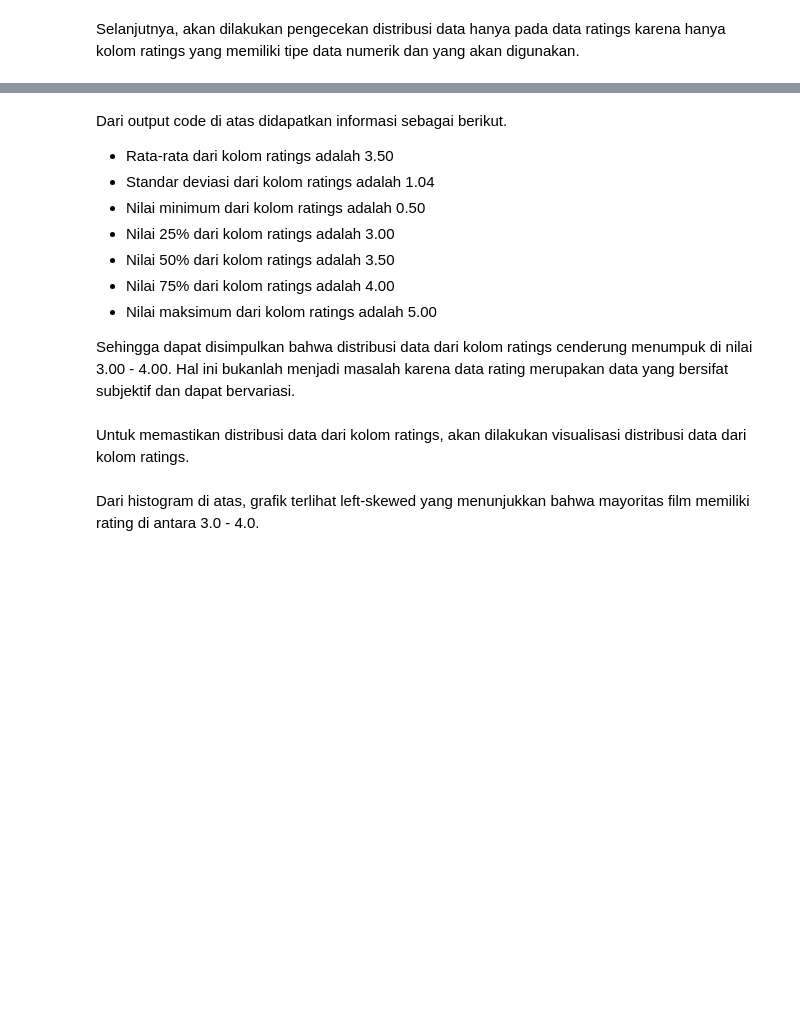
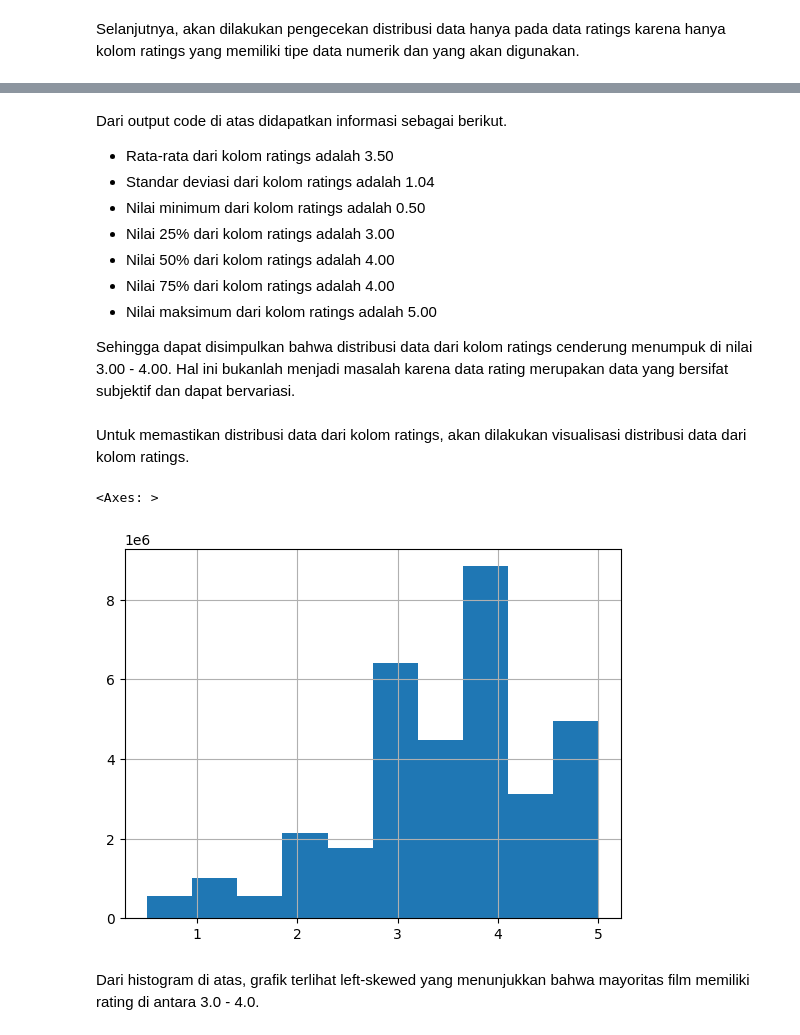
Before and after one commit to mausneg/Movie-Lens-Recommendation-System, a Jupyter notebook: submission.ipynb, the cells around one changed output, grey strips where cells are left out. Cells and saved outputs as stored; diff of their text form; code cells hidden in the pictures; blank space fills up the shorter version.

```diff
--- a/submission.ipynb
+++ b/submission.ipynb
@@ -18,5 +20,5 @@ import tensorflow as tf
 # %% [markdown]
 Kemudian mengimport data ratings dengan pandas lalu menampilkan untuk melihat struktur data dari ratings.
 # %%
-df_ratings = pd.read_csv('ml-latest-small/ratings.csv')
+df_ratings = pd.read_csv('ml-latest/ratings.csv')
 df_ratings
@@ -105,7 +219,7 @@ Dari output code di atas didapatkan informasi sebagai berikut.
 - Standar deviasi dari kolom ratings adalah 1.04
 - Nilai minimum dari kolom ratings adalah 0.50
 - Nilai 25% dari kolom ratings adalah 3.00
-- Nilai 50% dari kolom ratings adalah 3.50
+- Nilai 50% dari kolom ratings adalah 4.00
 - Nilai 75% dari kolom ratings adalah 4.00
 - Nilai maksimum dari kolom ratings adalah 5.00
 
@@ -113,6 +227,9 @@ Sehingga dapat disimpulkan bahwa distribusi data dari kolom ratings cenderung me
 # %% [markdown]
 Untuk memastikan distribusi data dari kolom ratings, akan dilakukan visualisasi distribusi data dari kolom ratings.
 # %%
-df_ratings['rating'].hist()
+df_ratings['rating'].hist(bins=10)
+# %% [output]
+<Axes: >
+[figure, added]
 # %% [markdown]
 Dari histogram di atas, grafik terlihat left-skewed yang menunjukkan bahwa mayoritas film memiliki rating di antara 3.0 - 4.0.
```
Also changed, not shown: parts of 78 cells of this notebook, 8 other files.
